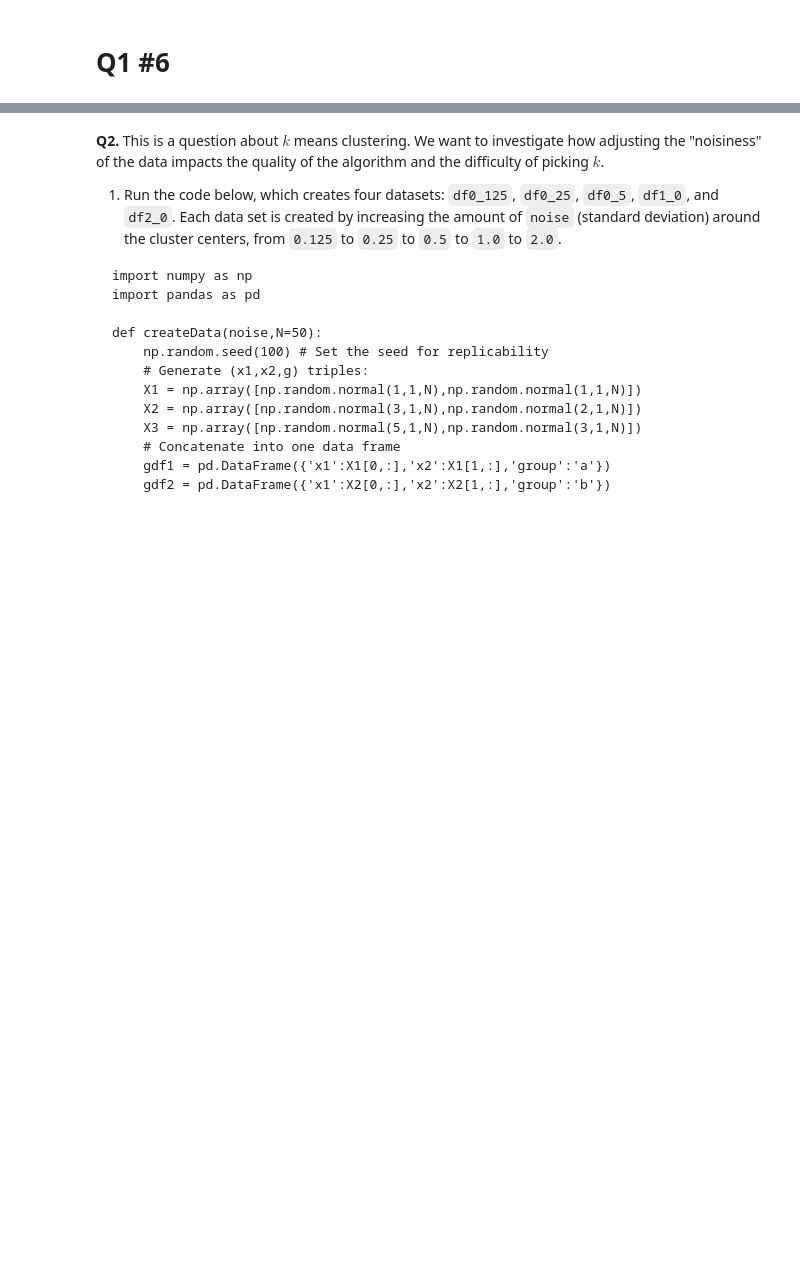
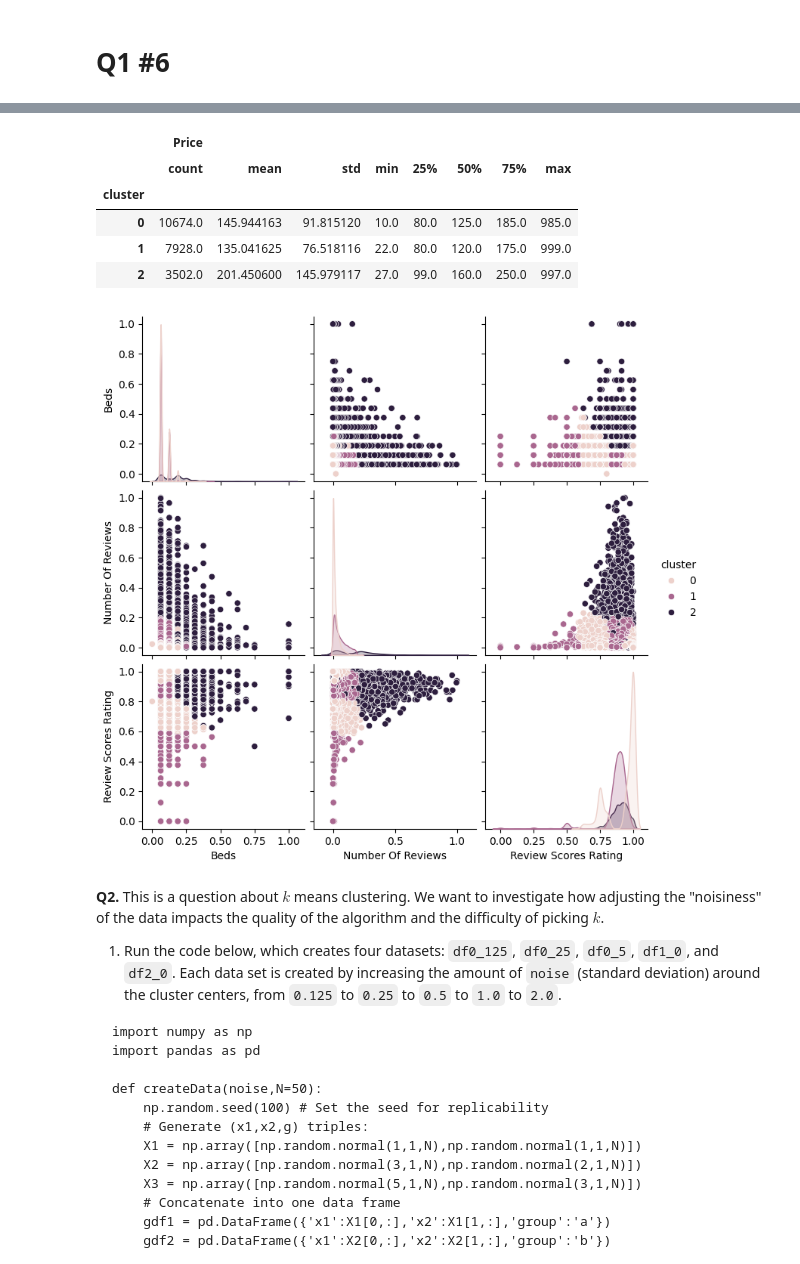
Before and after one commit to Catherine-Nguyen88/kmc, a Jupyter notebook: assignment_kmc.ipynb, the cells around one changed output, grey strips where cells are left out. Drawn from its saved outputs; the diff is of its cells as text; code cells hidden in the pictures; blank space fills up the shorter version.

```diff
--- a/assignment_kmc.ipynb
+++ b/assignment_kmc.ipynb
@@ -210,3 +223,22 @@ Cluster 5 has the highest rental price by far at about 269 dollars a night. This
+# %%
+model = KMeans(n_clusters=3, max_iter=300, n_init = 10, random_state=0) # Create a model for k
+model = model.fit(X) # Fit the emodel
+X['cluster'] = model.labels_
+
+# part 4 repeated
+sns.pairplot(data=X, hue='cluster')
+
+# part 5 repeated
+df['cluster'] = model.labels_
+df.loc[:,['Price','cluster']].groupby('cluster').describe()
+# %% [output]
+|  | Price |  |  |  |  |  |  |  |
+|  | count | mean | std | min | 25% | 50% | 75% | max |
+| cluster |  |  |  |  |  |  |  |  |
+| 0 | 10674.0 | 145.944163 | 91.815120 | 10.0 | 80.0 | 125.0 | 185.0 | 985.0 |
+| 1 | 7928.0 | 135.041625 | 76.518116 | 22.0 | 80.0 | 120.0 | 175.0 | 999.0 |
+| 2 | 3502.0 | 201.450600 | 145.979117 | 27.0 | 99.0 | 160.0 | 250.0 | 997.0 |
+[figure, added]
 # %% [markdown]
 **Q2.** This is a question about $k$ means clustering. We want to investigate how adjusting the "noisiness" of the data impacts the quality of the algorithm and the difficulty of picking $k$.
 
```
Also changed, not shown: parts of 2 cells of this notebook.
